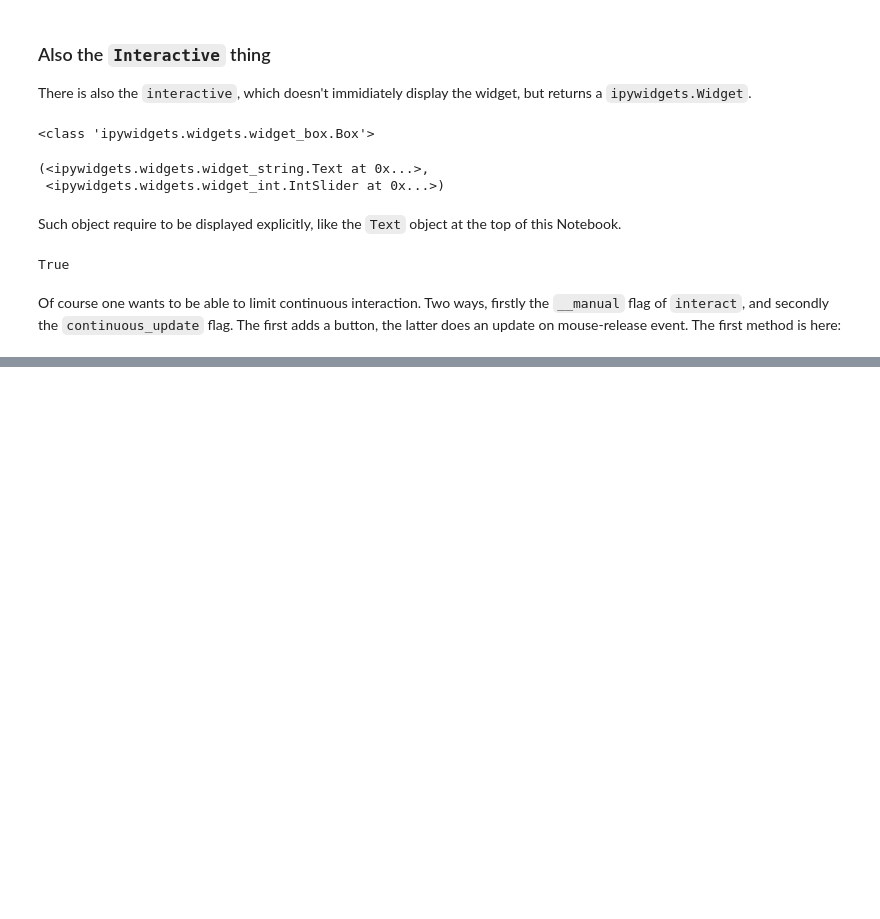
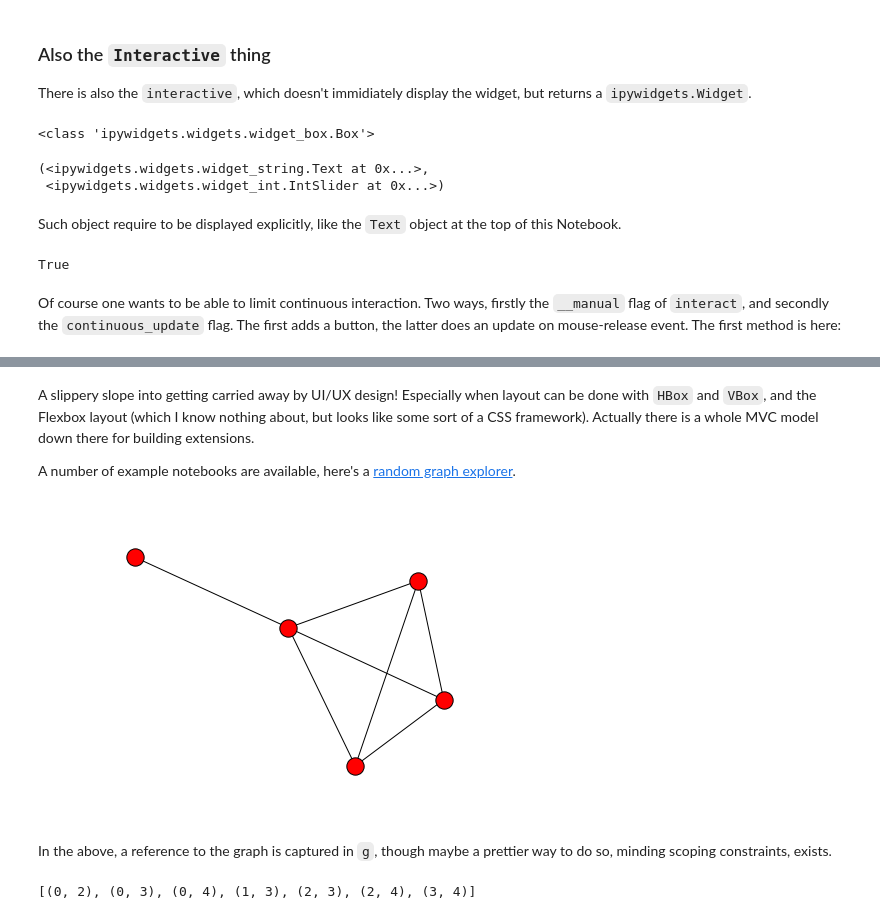
Before and after one commit to xmacex/learning_jupyter_notebook, a Jupyter notebook: Interaction.ipynb, the cells around one changed output, grey strips where cells are left out. Drawn from its saved outputs; the diff is of its cells as text; code cells hidden in the pictures; blank space fills up the shorter version.

Commit message:
Something little more about UI design possiblities and extending as a whole MVC thing, and a interactive graph generator copied from an example.

```diff
--- a/Interaction.ipynb
+++ b/Interaction.ipynb
@@ -126,0 +151,40 @@ When interaction widget arguments depend on other widgets
+# %% [markdown]
+A slippery slope into getting carried away by UI/UX design! Especially when layout can be done with `HBox` and `VBox`, and the Flexbox layout (which I know nothing about, but looks like some sort of a CSS framework). Actually there is a whole MVC model down there for building extensions.
+
+A number of example notebooks are available, here's a [random graph explorer](https://github.com/ipython/ipywidgets/blob/d3dc17843435539e8030d08197627c858d853223/docs/source/examples/Exploring%20Graphs.ipynb).
+# %%
+import networkx as nx
+
+g = None
+
+def random_lobster(n, m, k, p):
+    return nx.random_lobster(n, p, p/m)
+
+def powerlaw_cluster(n, m, k ,p):
+    return nx.powerlaw_cluster_graph(n, m, p)
+
+def erdos_renyi(n, m, k, p):
+    return nx.erdos_renyi_graph(n, p)
+
+def newman_watts_strogatz(n, m, k, p):
+    return nx.newman_watts_strogatz_graph(n, k, p)
+
+def plot_random_graph(n, m, k, p, generator):
+    global g # also nonlocal should work here
+    g = generator(n, m, k, p)
+    nx.draw(g)
+    matplotlib.pyplot.show()
+
+ipywidgets.interact(plot_random_graph, n=(2, 30), m=(1, 10), k=(1, 10), p=(0.0, 1.0, 0.001),
+         generator={'Lobster': random_lobster,
+                    'Power law': powerlaw_cluster,
+                   'Erdős-Rényi': erdos_renyi,
+                   'Newman-W'})
+# %% [output]
+[figure, added]
+# %% [markdown]
+In the above, a reference to the graph is captured in `g`, though maybe a prettier way to do so, minding scoping constraints, exists.
+# %%
+g.edges()
+# %% [output]
+[(0, 2), (0, 3), (0, 4), (1, 3), (2, 3), (2, 4), (3, 4)]
```
Also changed, not shown: parts of 4 cells of this notebook.
